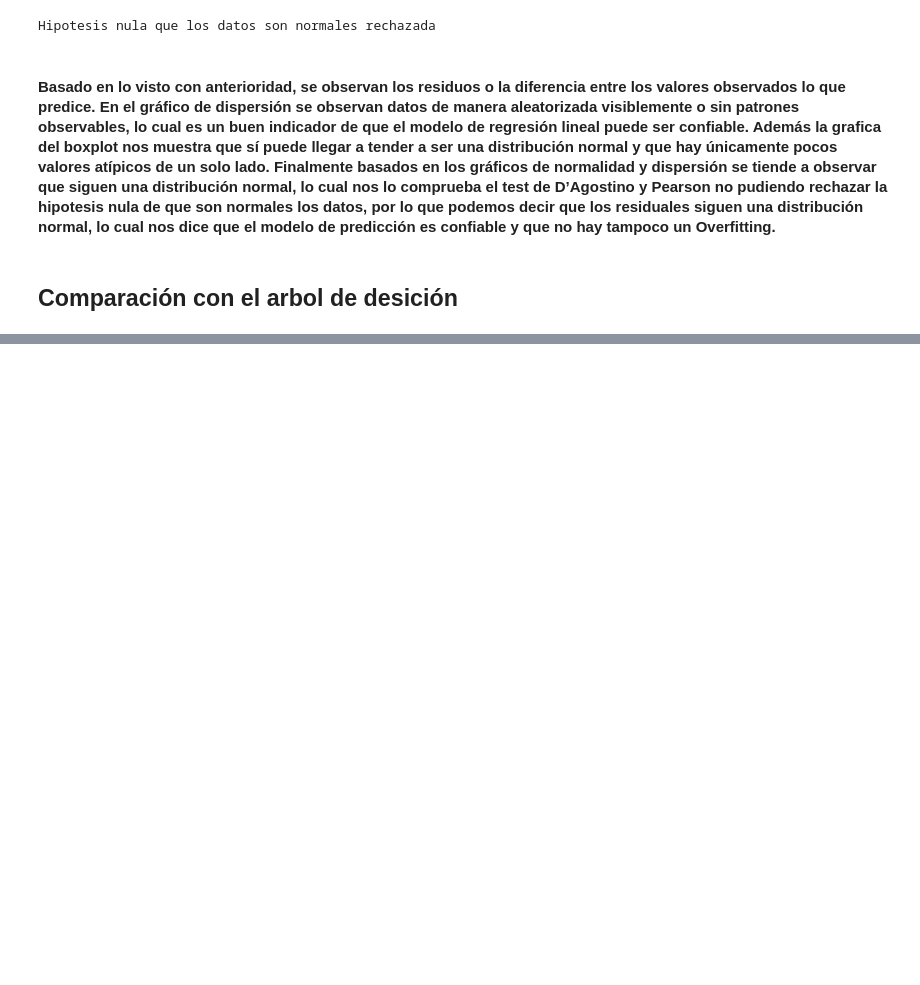
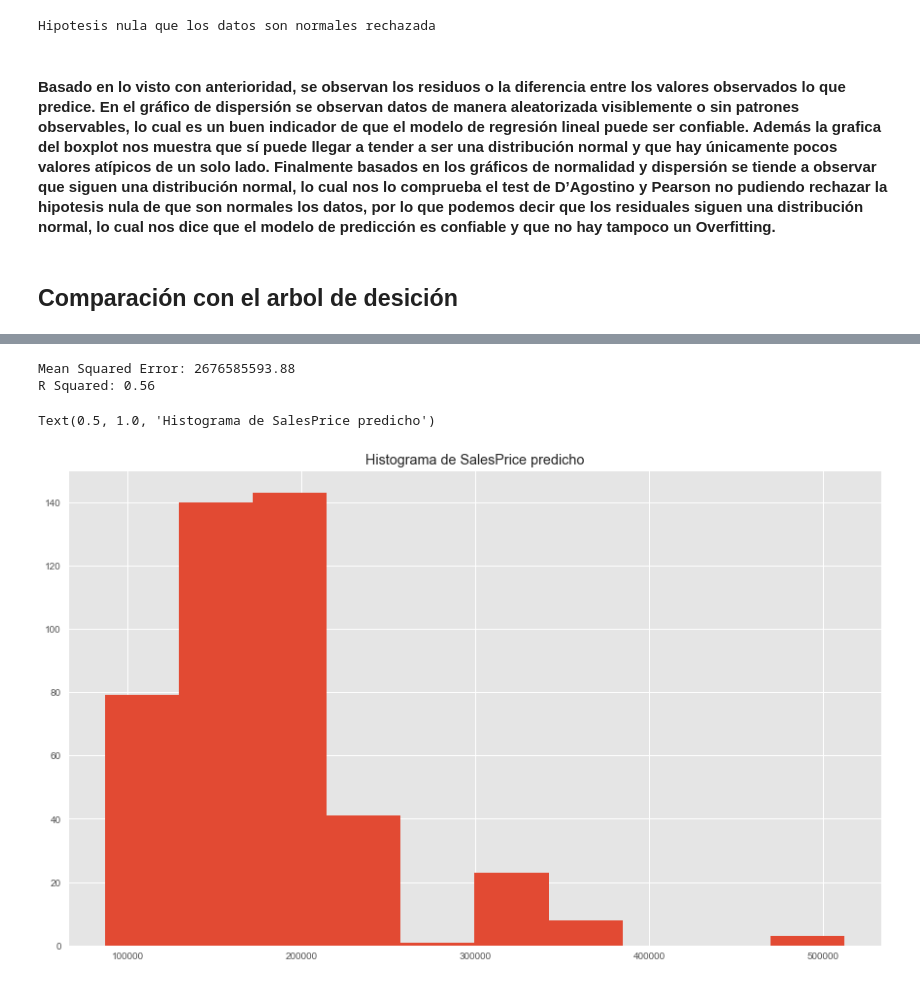
Before and after one commit to JJHH06/HT4LinearRegresionModels, a Jupyter notebook: HDT4.ipynb, the cells around one changed output, grey strips where cells are left out. Cells and saved outputs as stored; diff of their text form; code cells hidden in the pictures; blank space fills up the shorter version.

```diff
--- a/HDT4.ipynb
+++ b/HDT4.ipynb
@@ -295,0 +301,15 @@ array([189188.43055556, 532698.375     , 119443.25766871, 133359.0887574 ,
+# %%
+mean_squared_error2 = mean_squared_error(p_length_t, y_pred)
+rsquared2 = r2_score(p_length_t, y_pred)
+
+print("Mean Squared Error: %.2f" % mean_squared_error2)
+print("R Squared: %.2f" % rsquared2)
+# %% [output]
+Mean Squared Error: 2676585593.88
+R Squared: 0.56
+# %%
+plt.hist(y_pred)
+plt.title('Histograma de SalesPrice predicho')
+# %% [output]
+Text(0.5, 1.0, 'Histograma de SalesPrice predicho')
+[figure, added]
```
Also changed, not shown: parts of 15 cells of this notebook.
